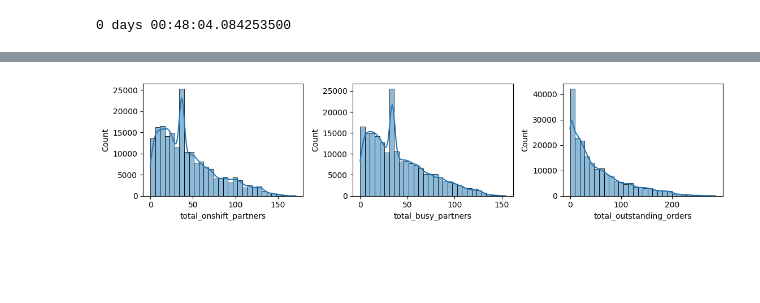
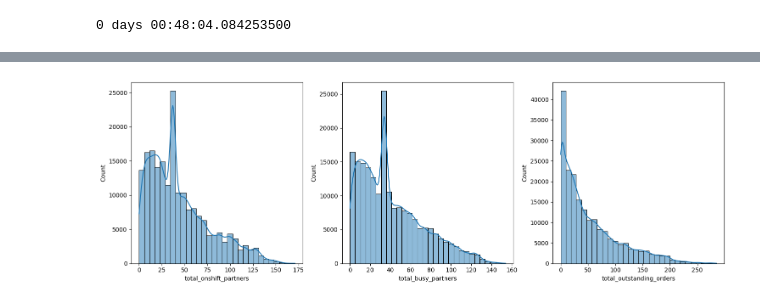
Before and after one commit to Vaishnavi-Gajinkar/Codingwise, a Jupyter notebook: projectsNcasestudies/porterdeliveryCS.ipynb, the cells around one changed output, grey strips where cells are left out. Saved outputs shown, nothing was run; the diff lists cells and outputs as text; code cells hidden in the pictures; blank space fills up the shorter version.

```diff
--- a/projectsNcasestudies/porterdeliveryCS.ipynb
+++ b/projectsNcasestudies/porterdeliveryCS.ipynb
@@ -435,0 +469,9 @@ plt.show()
+# %%
+cols = df[['market_id','total_items','subtotal','num_distinct_items','min_item_price','max_item_price','Days_for_delivery','week_number']]
+plt.figure(figsize=(15,5))
+for i, col in enumerate(cols, 1):
+    plt.subplot(1,8,i)
+    sns.boxplot(y=df[col], color='blue')
+
+plt.tight_layout()
+plt.show()
@@ -435,0 +480,15 @@ plt.show()
+# %%
+from scipy import stats
+
+z_scores = np.abs(stats.zscore(df[['market_id','total_items','subtotal','num_distinct_items','min_item_price','max_item_price','total_onshift_partners','total_busy_partners','total_outstanding_orders','Days_for_delivery','week_number']]))          # cols from which outliers need to be removed. converting -ve to +ve
+df_clean = df[~(z_scores>3).any(axis=1)]                        # keeping only records 3 std deviations away from mean
+# %%
+# removing outliers using zScore
+cols = df_clean[['market_id','total_items','subtotal','num_distinct_items','min_item_price','max_item_price','Days_for_delivery','week_number']]
+plt.figure(figsize=(15,5))
+for i, col in enumerate(cols, 1):
+    plt.subplot(1,8,i)
+    sns.boxplot(y=df_clean[col], color='blue')
+
+plt.tight_layout()
+plt.show()
@@ -435,0 +497,8 @@ plt.show()
+# %%
+numerical_cols = df[['Days_for_delivery','week_number']]
+plt.figure(figsize=(15,10))
+for i, col in enumerate(numerical_cols):
+    plt.subplot(4,4,i+1)
+    sns.histplot(df[col],kde=True, bins=30)
+plt.tight_layout()
+plt.show()
@@ -436,11 +507,11 @@ plt.show()
 # %%
 numerical_cols = df[['total_onshift_partners','total_busy_partners','total_outstanding_orders']]
-plt.figure(figsize=(15,10))
+plt.figure(figsize=(15,5))
 for i, col in enumerate(numerical_cols):
-    plt.subplot(4,4,i+1)
+    plt.subplot(1,3,i+1)
     sns.histplot(df[col],kde=True, bins=30)
     # plt.title(col)
 plt.tight_layout()
 plt.show()
 # %% [output]
-[figure, old version]
+[figure, new version]
```
Also changed, not shown: parts of 27 cells of this notebook, 2 other files.
